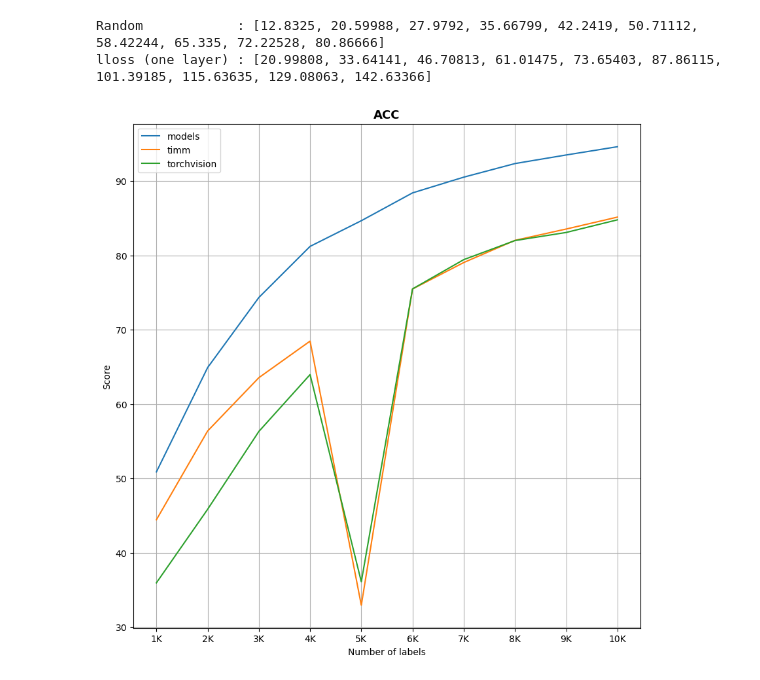
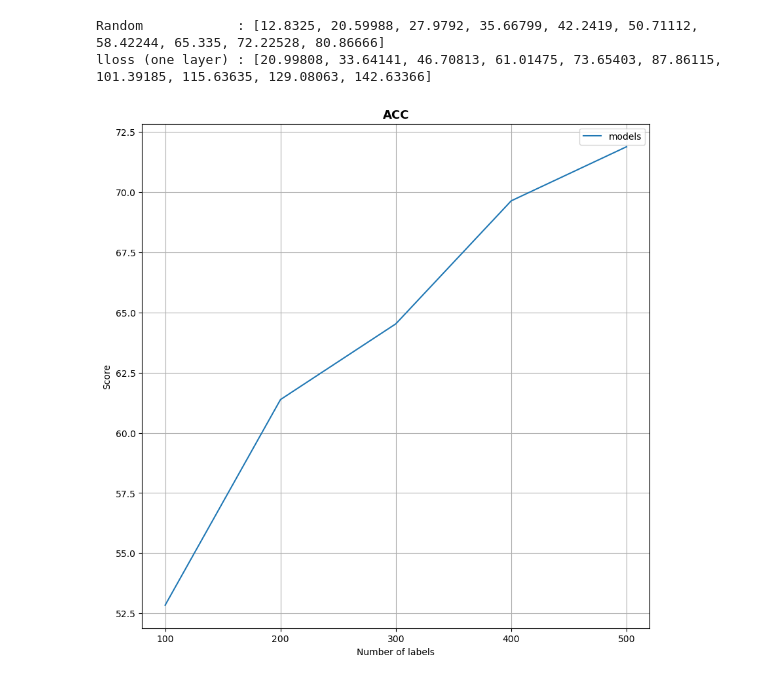
Before and after one commit to lbg030/DeepLearning, a Jupyter notebook: visualization.ipynb, the cells around one changed output. Saved outputs shown, nothing was run; the diff lists cells and outputs as text; code cells hidden in the pictures.

```diff
--- a/visualization.ipynb
+++ b/visualization.ipynb
@@ -233,44 +237,35 @@ lloss (one layer) : [20.99808, 33.64141, 46.70813, 61.01475, 73.65403, 87.86115,
 # %%
 import matplotlib.pyplot as plt
 
 
-models = [50.882,
-64.918,
-74.348,
-81.226,
-84.68,
-88.424,
-90.54,
-92.37,
-93.526,
-94.636
-]
+models = [52.8402125051083,61.38128320392317,64.52799346138129,69.63628933387822,71.88393951777687]
+
 
 timm = [
     44.442,56.386,63.56,68.48,32.948,75.492,79.054,82.038,83.562,85.166
 ]
 
 timm2 = [35.954,45.85,56.324,63.974,36.11,75.506,79.444,82.01,83.1,84.8]
 
-label = [f"{i}K" for i in range(1,11)]
+label = [f"{i}00" for i in range(1,6)]
 title_font = {
     'fontsize': 13,
     'fontweight': 'bold'
 }
 
 plt.figure(figsize = (10,10))
 plt.plot(label, models, label='models')
-plt.plot(label, timm, label = 'timm')
-plt.plot(label, timm2, label = 'torchvision')
+# plt.plot(label, timm, label = 'timm')
+# plt.plot(label, timm2, label = 'torchvision')
 
 
 plt.xlabel("Number of labels")
 plt.ylabel("Score")
 
 plt.title("ACC", fontdict=title_font)
 
 plt.grid(True)
 plt.legend()
 plt.show()
 # %% [output]
-[figure, old version]
+[figure, new version]
```
Also changed, not shown: parts of 1 cell of this notebook, 2 other files.
